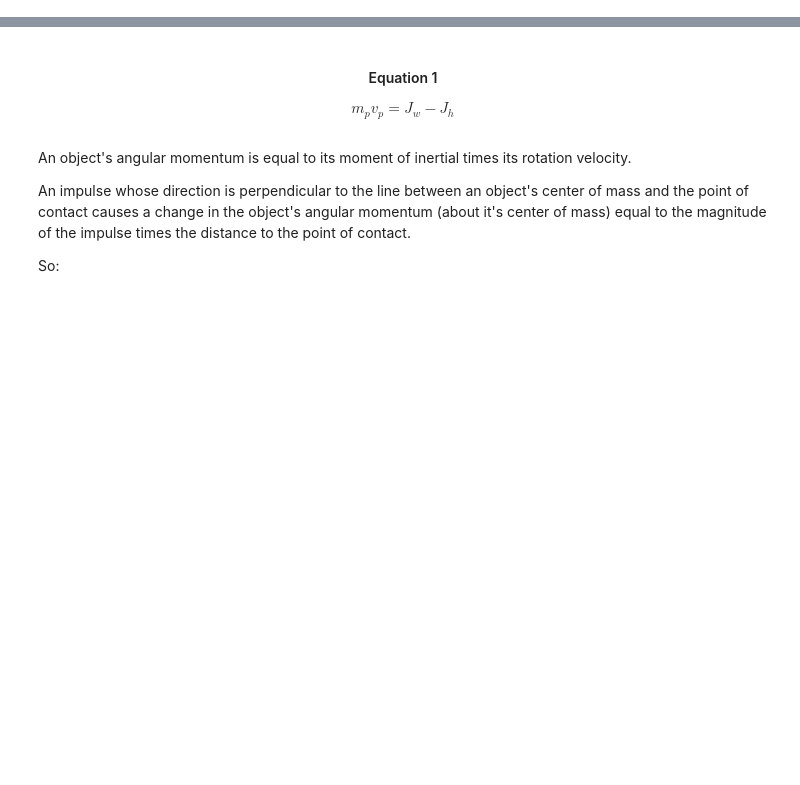
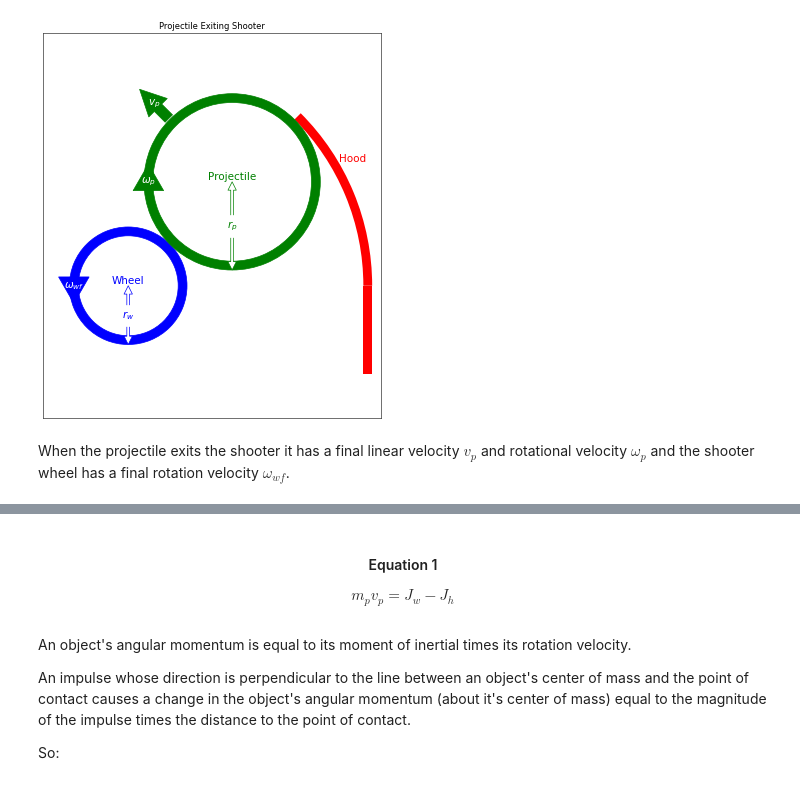
Before and after one commit to DeepBlueRobotics/jupyter_notebooks, a Jupyter notebook: FlywheelShooter.ipynb, the cells around one changed output, grey strips where cells are left out. Drawn from its saved outputs; the diff is of its cells as text; code cells hidden in the pictures; blank space fills up the shorter version.

```diff
--- a/FlywheelShooter.ipynb
+++ b/FlywheelShooter.ipynb
@@ -195,0 +179,6 @@ So:
+# %%
+display_shooter('Projectile Exiting Shooter', r'$\omega_{wf}$', r'$\omega_p$', r'$v_p$', theta=math.pi/4)
+# %% [output]
+[figure, added]
+# %% [markdown]
+When the projectile exits the shooter it has a final linear velocity $v_p$ and rotational velocity $\omega_p$ and the shooter wheel has a final rotation velocity $\omega_{wf}$.
```
Also changed, not shown: parts of 7 cells of this notebook.
